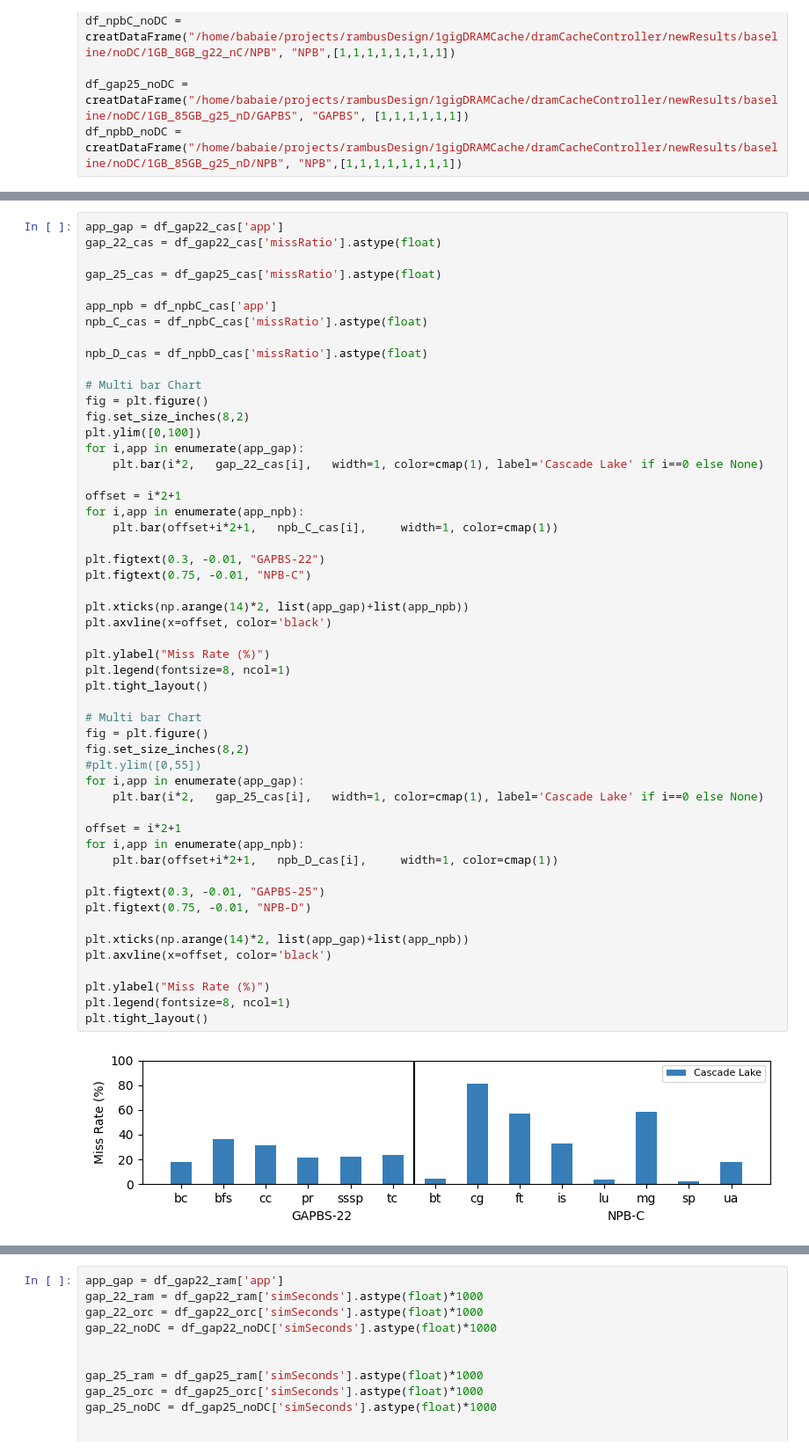
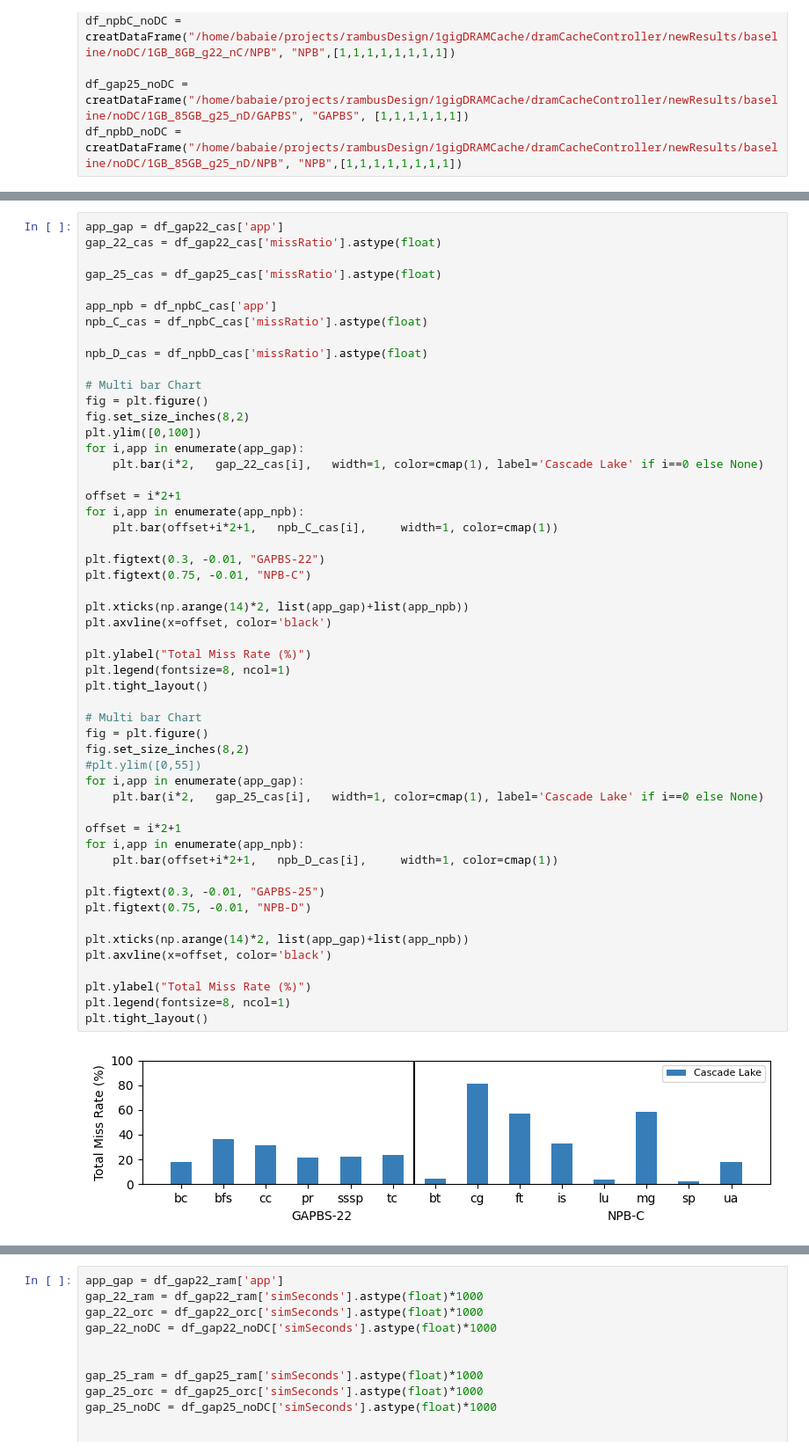
Before and after one commit to darchr/dramCacheController, a Jupyter notebook: plots_1GBdramCache/data-plots.ipynb, the cells around one changed output, grey strips where cells are left out. Shown at 88% size. Cells and saved outputs as stored; diff of their text form.

```diff
--- a/plots_1GBdramCache/data-plots.ipynb
+++ b/plots_1GBdramCache/data-plots.ipynb
@@ -272,33 +386,33 @@ for i,app in enumerate(app_npb):
 
 plt.figtext(0.3, -0.01, "GAPBS-22")
 plt.figtext(0.75, -0.01, "NPB-C")
 
 plt.xticks(np.arange(14)*2, list(app_gap)+list(app_npb))
 plt.axvline(x=offset, color='black')
 
-plt.ylabel("Miss Rate (%)")
+plt.ylabel("Total Miss Rate (%)")
 plt.legend(fontsize=8, ncol=1)
 plt.tight_layout()
 
 # Multi bar Chart
 fig = plt.figure()
 fig.set_size_inches(8,2)
 #plt.ylim([0,55])
 for i,app in enumerate(app_gap):
     plt.bar(i*2,   gap_25_cas[i],   width=1, color=cmap(1), label='Cascade Lake' if i==0 else None)
 
 offset = i*2+1
 for i,app in enumerate(app_npb):
     plt.bar(offset+i*2+1,   npb_D_cas[i],     width=1, color=cmap(1))
 
 plt.figtext(0.3, -0.01, "GAPBS-25")
 plt.figtext(0.75, -0.01, "NPB-D")
 
 plt.xticks(np.arange(14)*2, list(app_gap)+list(app_npb))
 plt.axvline(x=offset, color='black')
 
-plt.ylabel("Miss Rate (%)")
+plt.ylabel("Total Miss Rate (%)")
 plt.legend(fontsize=8, ncol=1)
 plt.tight_layout()
 # %% [output]
-[figure, old version]
+[figure, new version]
```
Also changed, not shown: parts of 9 cells of this notebook, 1 other file.
